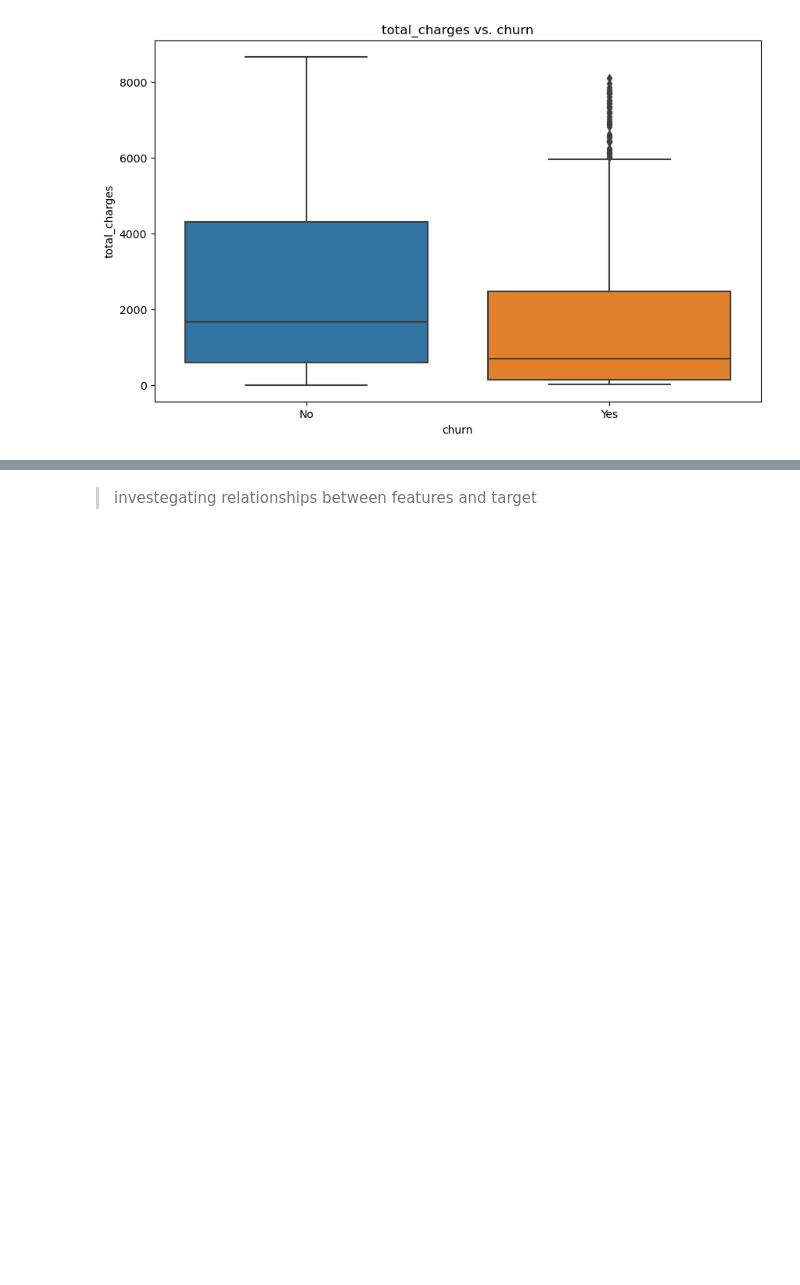
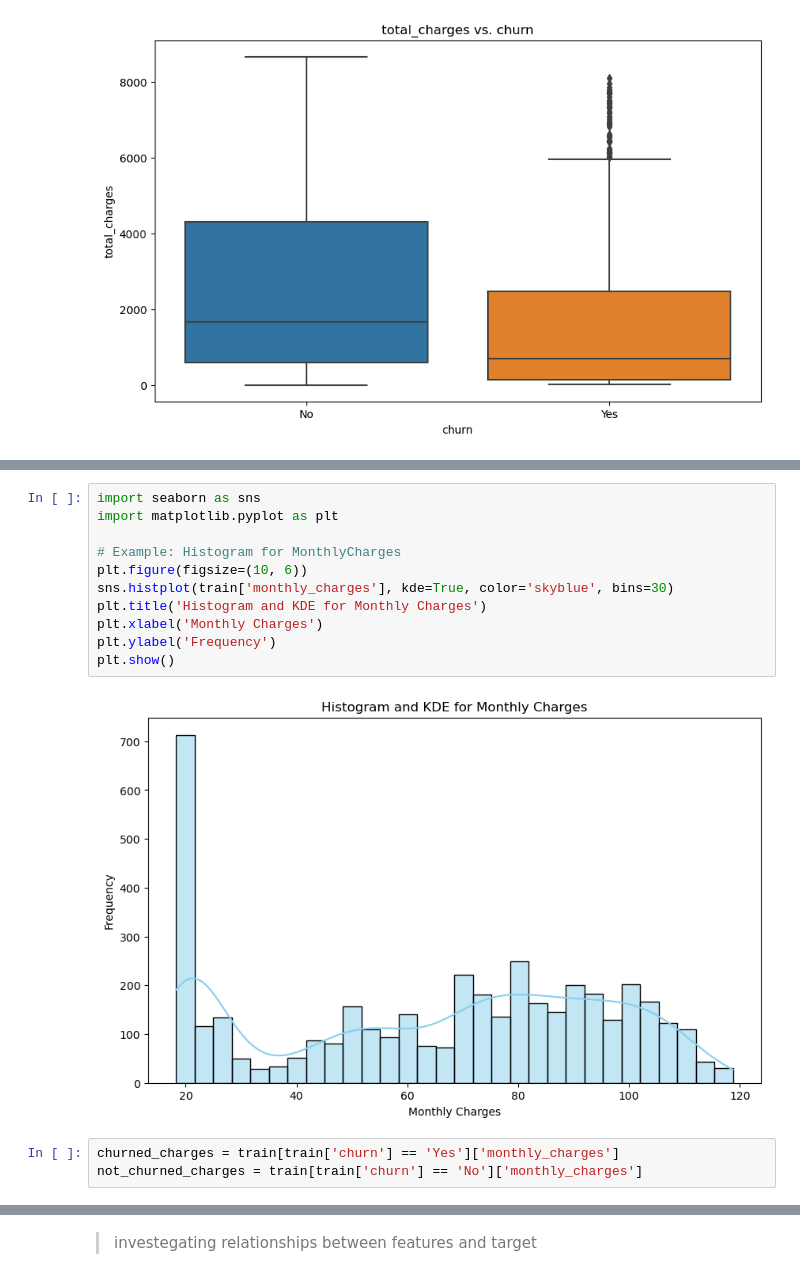
Before and after one commit to Luis-Martinez1/Classification_Project, a Jupyter notebook: non_final_notebook.ipynb, the cells around one changed output, grey strips where cells are left out. Saved outputs shown, nothing was run; the diff lists cells and outputs as text; blank space fills up the shorter version.

```diff
--- a/non_final_notebook.ipynb
+++ b/non_final_notebook.ipynb
@@ -295,0 +332,16 @@ for column in con_col:
+# %%
+import seaborn as sns
+import matplotlib.pyplot as plt
+
+# Example: Histogram for MonthlyCharges
+plt.figure(figsize=(10, 6))
+sns.histplot(train['monthly_charges'], kde=True, color='skyblue', bins=30)
+plt.title('Histogram and KDE for Monthly Charges')
+plt.xlabel('Monthly Charges')
+plt.ylabel('Frequency')
+plt.show()
+# %% [output]
+[figure, added]
+# %%
+churned_charges = train[train['churn'] == 'Yes']['monthly_charges']
+not_churned_charges = train[train['churn'] == 'No']['monthly_charges']
```
Also changed, not shown: parts of 47 cells of this notebook.
